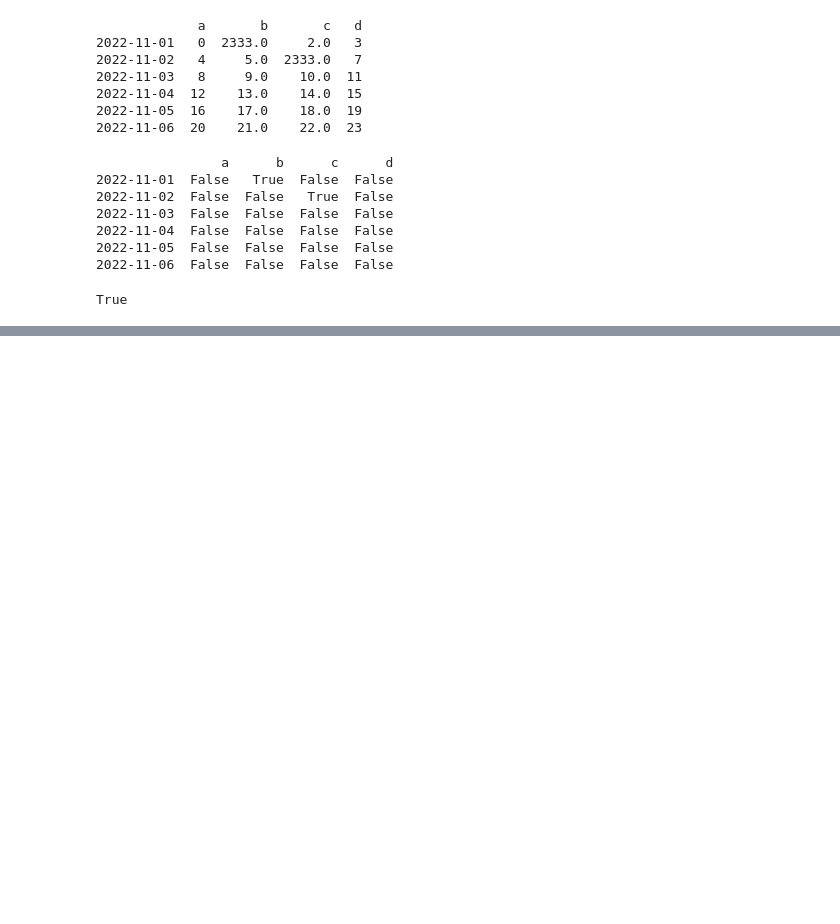
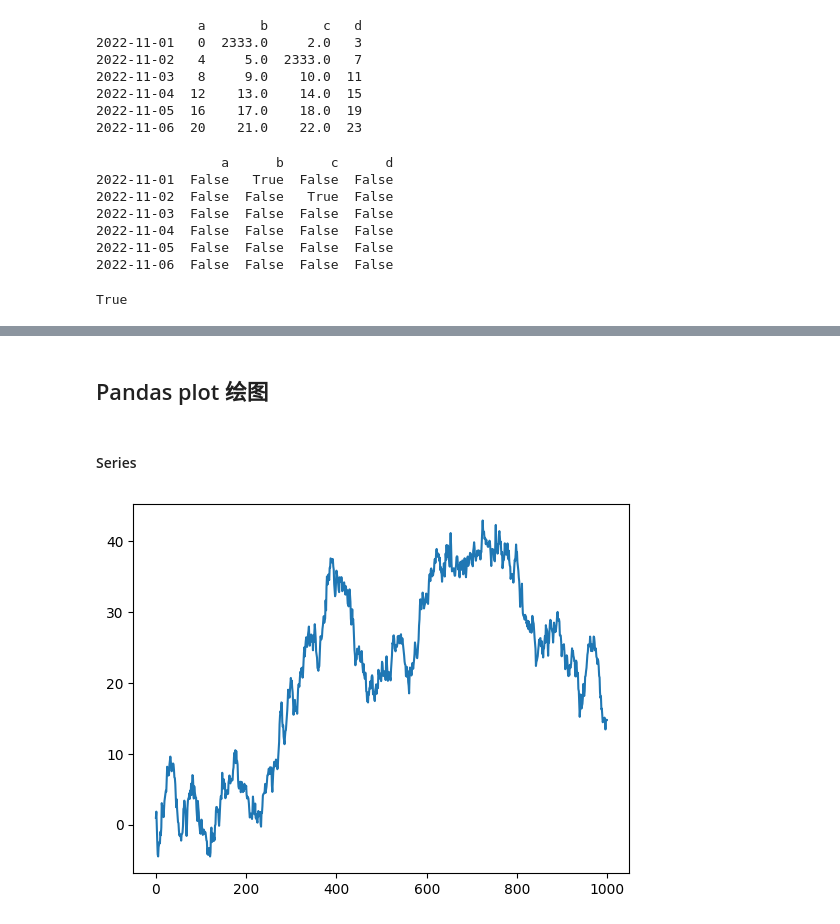
Before and after one commit to IS-JJ/Numpy-Pandas, a Jupyter notebook: pandas_foundation.ipynb, the cells around one changed output, grey strips where cells are left out. Cells and saved outputs as stored; diff of their text form; code cells hidden in the pictures; blank space fills up the shorter version.

```diff
--- a/pandas_foundation.ipynb
+++ b/pandas_foundation.ipynb
@@ -227,0 +264,2 @@ True
+# %% [markdown]
+## Pandas plot 绘图
@@ -227,0 +268,9 @@ True
+# %% [markdown]
+#### Series
+# %%
+data = pd.Series(np.random.randn(1000),index=np.arange(1000))
+data = data.cumsum()    # 累加
+data.plot()
+plt.show()
+# %% [output]
+[figure, added]
```
Also changed, not shown: parts of 16 cells of this notebook.
